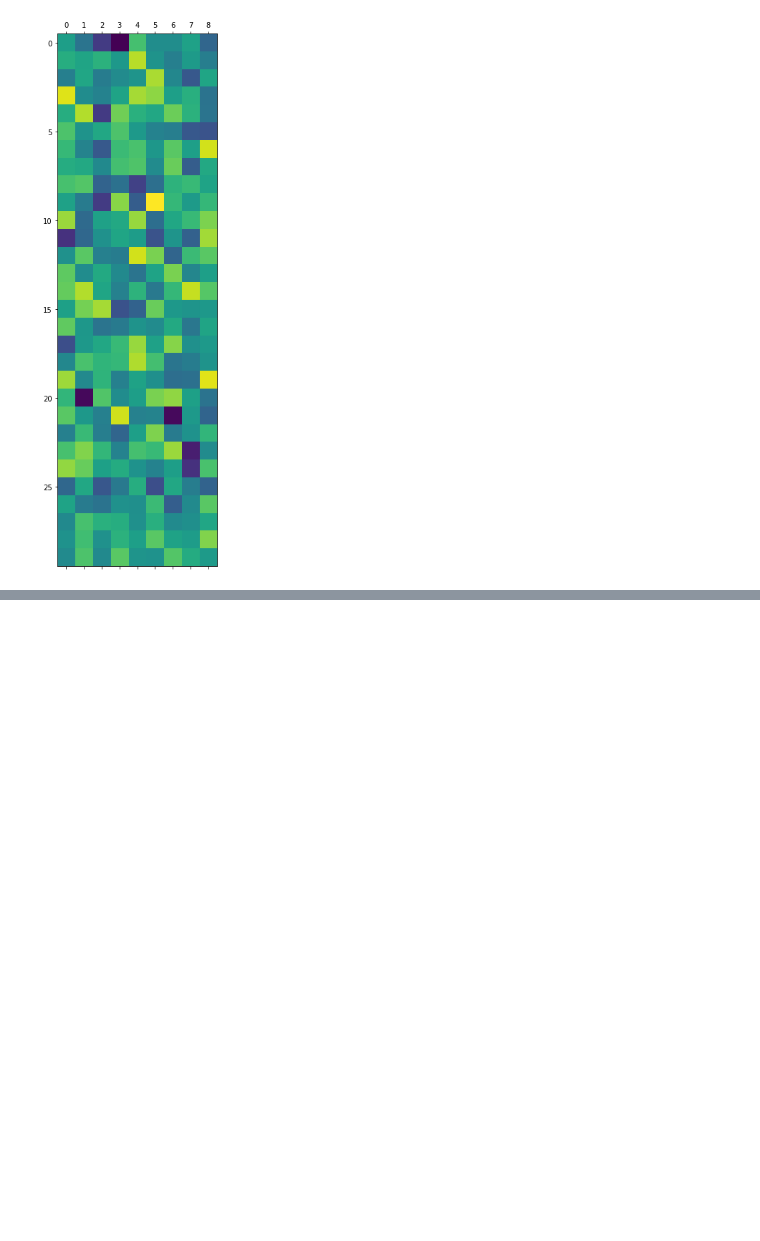
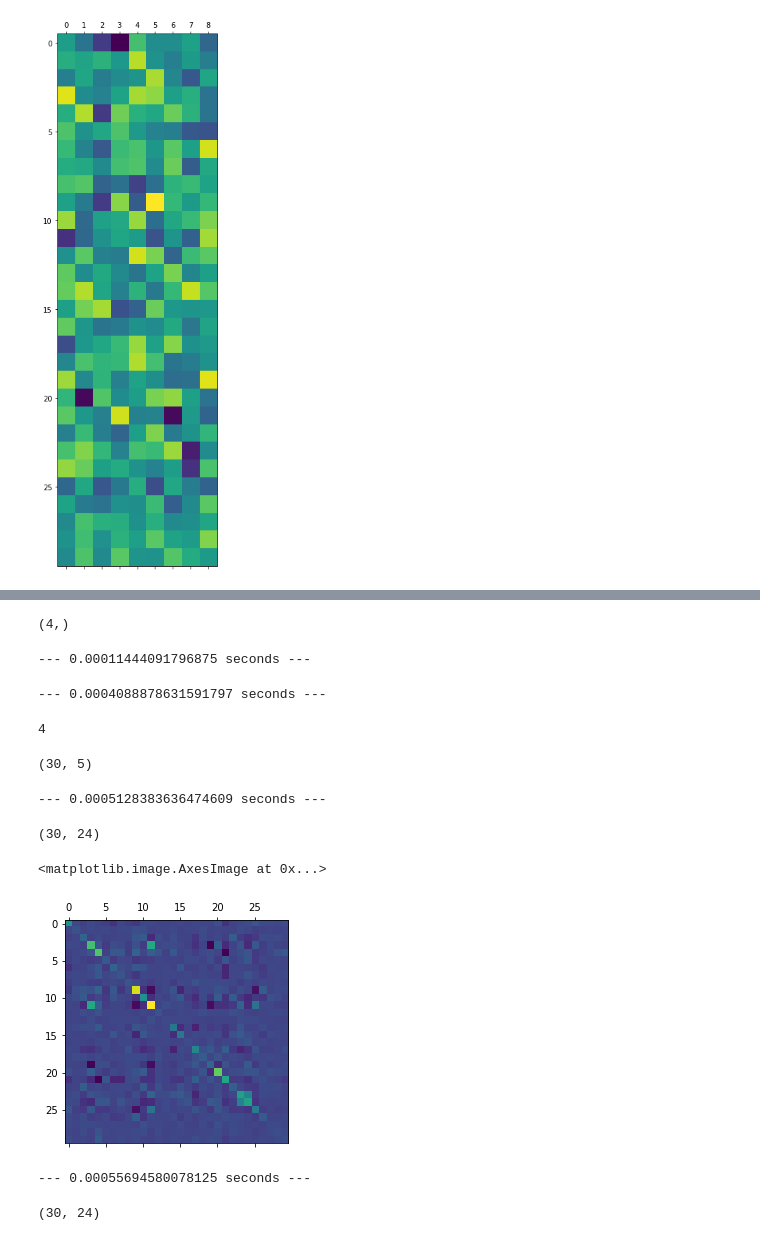
Before and after one commit to annacuomo/Anna_PostDoc_notebooks, a Jupyter notebook: debug_economic_decomposition.ipynb, the cells around one changed output, grey strips where cells are left out. Drawn from its saved outputs; the diff is of its cells as text; code cells hidden in the pictures; blank space fills up the shorter version.

```diff
--- a/debug_economic_decomposition.ipynb
+++ b/debug_economic_decomposition.ipynb
@@ -94,2 +121,28 @@ plt.matshow(Q)
+# %%
+S.shape
+# %% [output]
+(4,)
+# %%
+start_time = time.time()
+us = U * S
+print("--- %s seconds ---" % (time.time() - start_time))
+# %% [output]
+--- 0.00011444091796875 seconds ---
+# %%
+start_time = time.time()
+Ls = [ddot(us[:,i], hK) for i in range(us.shape[1])]
+print("--- %s seconds ---" % (time.time() - start_time))
+# %% [output]
+--- 0.0004088878631591797 seconds ---
+# %%
+# one per context
+len(Ls)
+# %% [output]
+4
+# %%
+# n cells X n individuals
+Ls[0].shape
+# %% [output]
+(30, 5)
 # %%
 ###### Fit null model
@@ -96,0 +152,29 @@ plt.matshow(Q)
+# %%
+start_time = time.time()
+hS = concatenate([a * C] + [b * L for L in Ls], axis=1)
+print("--- %s seconds ---" % (time.time() - start_time))
+# %% [output]
+--- 0.0005128383636474609 seconds ---
+# %%
+# rank = 24: 4 contexts + (5 individuals)*4
+# n cells = 30
+hS.shape
+# %% [output]
+(30, 24)
+# %%
+plt.matshow(hS @ hS.T)
+# %% [output]
+<matplotlib.image.AxesImage at 0x...>
+[figure, added]
+# %%
+start_time = time.time()
+QS = economic_qs_linear(hS, return_q1=False)
+print("--- %s seconds ---" % (time.time() - start_time))
+# %% [output]
+--- 0.00055694580078125 seconds ---
+# %%
+# eigenvectors
+Q = QS[0][0]
+Q.shape
+# %% [output]
+(30, 24)
```
Also changed, not shown: parts of 13 cells of this notebook.
